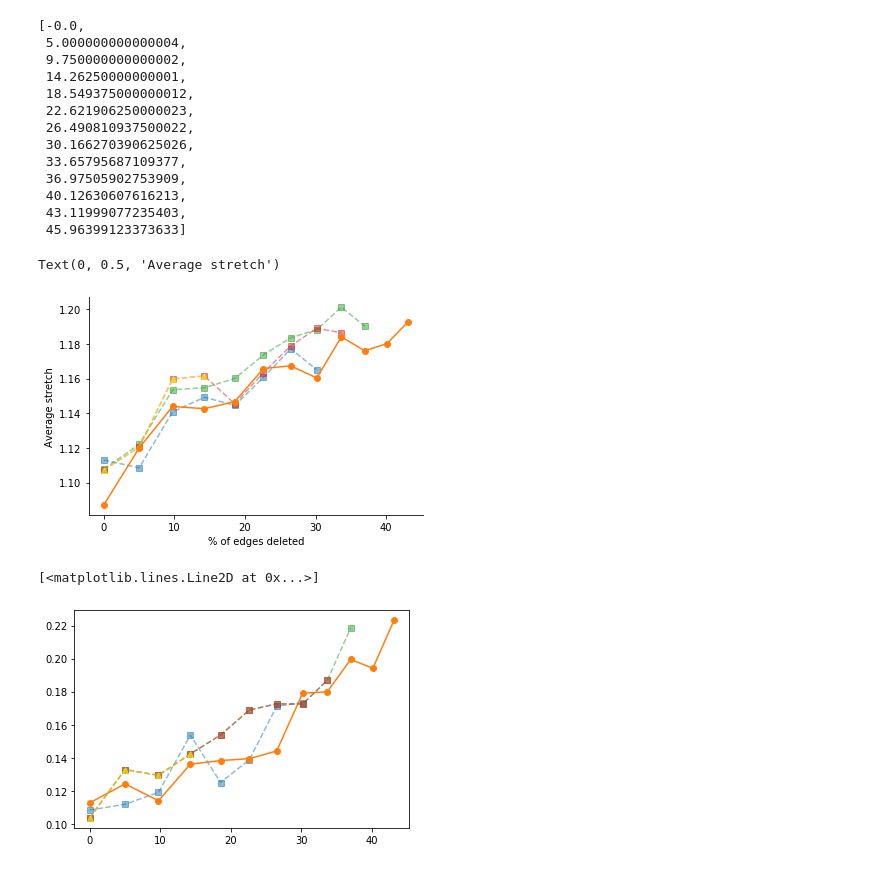
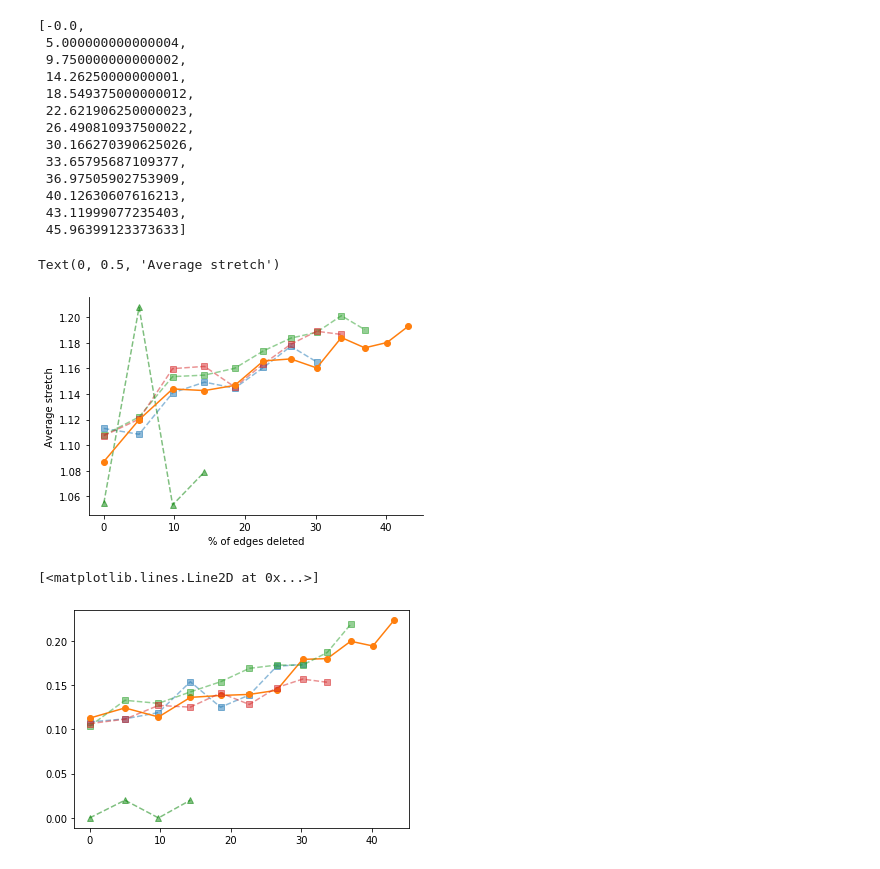
Before and after one commit to dedis/student_20_compactInternet, a Jupyter notebook: TZ_metrics.ipynb, the cells around one changed output. Drawn from its saved outputs; the diff is of its cells as text; code cells hidden in the pictures.

```diff
--- a/TZ_metrics.ipynb
+++ b/TZ_metrics.ipynb
@@ -261,7 +261,7 @@ def crunch_cumulative_deletions(filename):
 
     return [stretch_statistics_by_round(r) for r in cumul_by_round], cumul_by_round[0].shape[0]
 # %%
-cumul_statistics_4_05, round_samples_4_05 = crunch_cumulative_deletions("./simulation/data/cumulative-deletions-GR-4x.05-(2).csv")
+cumul_statistics_4_05, round_samples_4_05 = crunch_cumulative_deletions("./simulation/data/cumulative-deletions-GR-4x.005.csv")
 cumul_statistics_8_05, round_samples_8_05 = crunch_cumulative_deletions("./simulation/data/cumulative-deletions-8x.05.csv")
 cumul_statistics_9_05, round_samples_9_05 = crunch_cumulative_deletions("./simulation/data/cumulative-deletions-12x.05-(3).csv")
 cumul_statistics_12_05, round_samples_12_05 = crunch_cumulative_deletions("./simulation/data/cumulative-deletions-12x.05.csv")
@@ -318,18 +318,18 @@ plt.plot(deleted_edges_by_round[:8], [c[0] for c in cumul_statistics_8_05], '--s
 plt.plot(deleted_edges_by_round[:12], [c[0] for c in cumul_statistics_12_05], '-o', zorder=10)
 plt.plot(deleted_edges_by_round[:10], [c[0] for c in cumul_statistics_10_05[:10]], '--s', alpha=.5)
 plt.plot(deleted_edges_by_round[:9], [c[0] for c in cumul_statistics_9_05[:9]], '--s', alpha=.5)
-plt.plot(deleted_edges_by_round[:4], [c[0] for c in cumul_statistics_9_05[:4]], '--^', alpha=.5, color="yellow", zorder=5)
+plt.plot(deleted_edges_by_round[:4], [c[0] for c in cumul_statistics_4_05[:4]], '--^', alpha=.5, color="green", zorder=5)
 plt.xlabel("% of edges deleted")
 plt.ylabel("Average stretch")
 # %% [output]
 Text(0, 0.5, 'Average stretch')
-[figure, old version]
+[figure, new version]
 # %%
 plt.plot(deleted_edges_by_round[:8], [c[1] for c in cumul_statistics_8_05], '--s', alpha=.5)
 plt.plot(deleted_edges_by_round[:12], [c[1] for c in cumul_statistics_12_05], '-o')
 plt.plot(deleted_edges_by_round[:10], [c[1] for c in cumul_statistics_10_05[:10]], '--s', alpha=.5)
-plt.plot(deleted_edges_by_round[:9], [c[1] for c in cumul_statistics_10_05[:9]], '--s', alpha=.5)
-plt.plot(deleted_edges_by_round[:4], [c[1] for c in cumul_statistics_10_05[:4]], '--^', color="yellow", alpha=.5)
+plt.plot(deleted_edges_by_round[:9], [c[1] for c in cumul_statistics_9_05[:9]], '--s', alpha=.5)
+plt.plot(deleted_edges_by_round[:4], [c[1] for c in cumul_statistics_4_05[:4]], '--^', color="green", alpha=.5)
 # %% [output]
 [<matplotlib.lines.Line2D at 0x...>]
-[figure, old version]
+[figure, new version]
```
Also changed, not shown: 3 other files.
